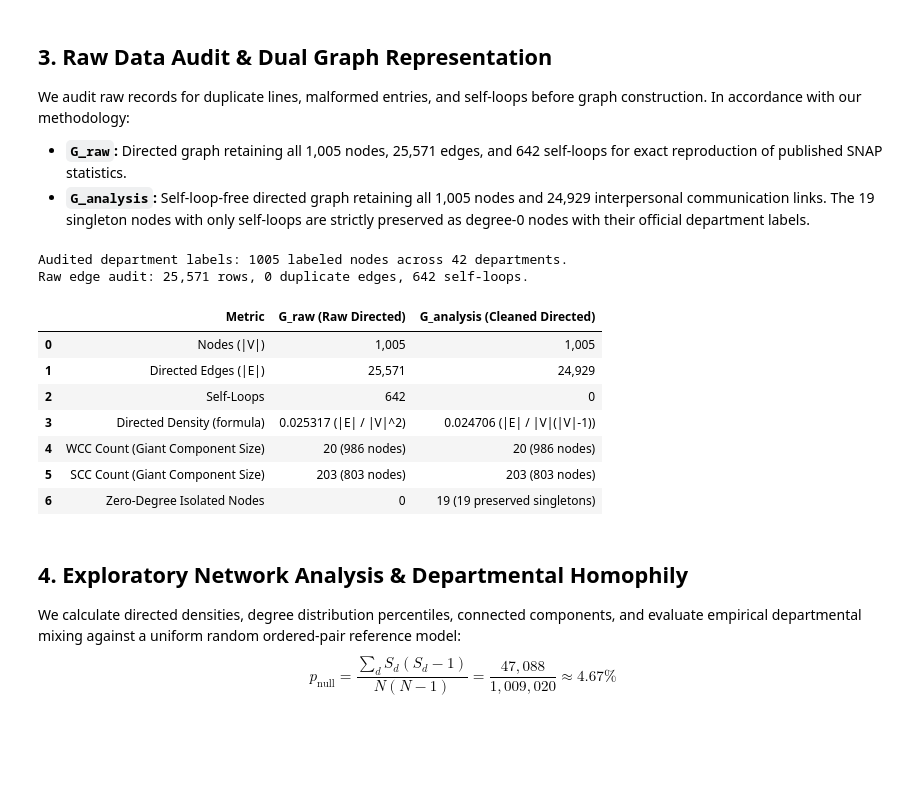
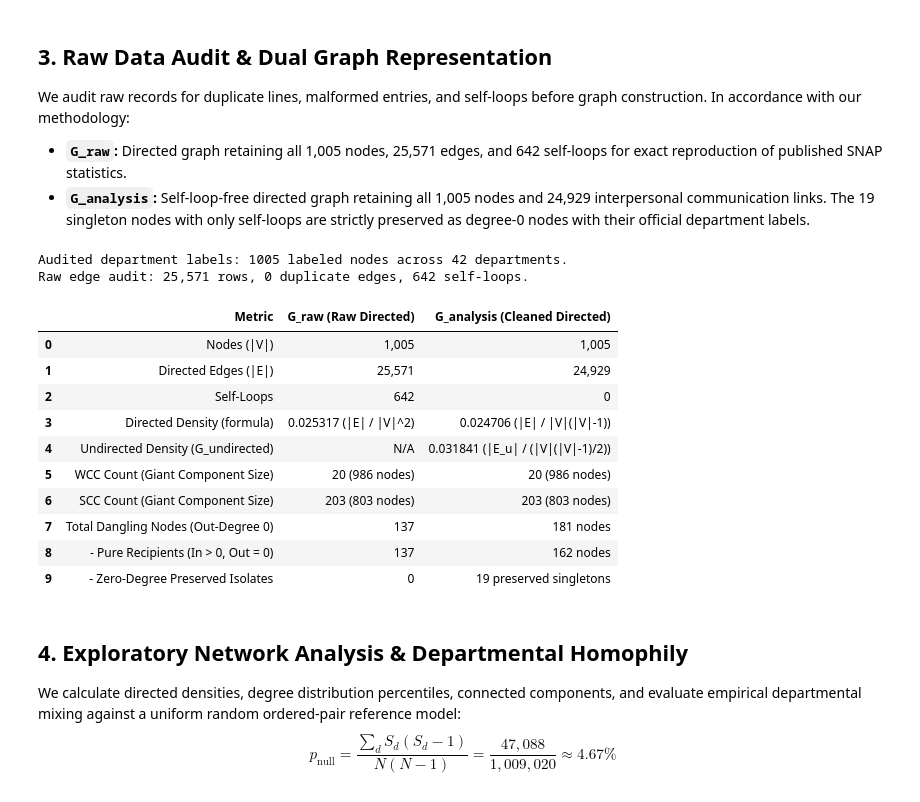
Before and after one commit to AmitejSingh1/email-network-centrality-community-detection, a Jupyter notebook: analysis.ipynb, the cells around one changed output. Saved outputs shown, nothing was run; the diff lists cells and outputs as text; code cells hidden in the pictures; blank space fills up the shorter version.

```diff
--- a/analysis.ipynb
+++ b/analysis.ipynb
@@ -163,10 +167,12 @@ for u, v in raw_edges:
     if u != v:
         G_analysis.add_edge(u, v)
 
-# Directed densities
+# Directed and Undirected densities
 n_nodes = G_raw.number_of_nodes()
 density_raw = G_raw.number_of_edges() / (n_nodes * n_nodes)
 density_analysis = G_analysis.number_of_edges() / (n_nodes * (n_nodes - 1))
+G_undir_temp = G_analysis.to_undirected()
+density_undirected = G_undir_temp.number_of_edges() / (n_nodes * (n_nodes - 1) / 2)
 
 # Connected components
 wcc_raw = list(nx.weakly_connected_components(G_raw))
@@ -177,49 +183,66 @@ scc_analysis = list(nx.strongly_connected_components(G_analysis))
 zero_deg_raw = sum(1 for n in G_raw.nodes() if G_raw.degree(n) == 0)
 zero_deg_analysis = sum(1 for n in G_analysis.nodes() if G_analysis.degree(n) == 0)
 
+# Dangling nodes breakdown in G_analysis
+dangling_nodes_count = sum(1 for n in G_analysis.nodes() if G_analysis.out_degree(n) == 0)
+pure_recipients_count = sum(1 for n in G_analysis.nodes() if G_analysis.out_degree(n) == 0 and G_analysis.in_degree(n) > 0)
+isolates_count = sum(1 for n in G_analysis.nodes() if G_analysis.degree(n) == 0)
+
 comparison_table = pd.DataFrame({
     "Metric": [
         "Nodes (|V|)",
         "Directed Edges (|E|)",
         "Self-Loops",
         "Directed Density (formula)",
+        "Undirected Density (G_undirected)",
         "WCC Count (Giant Component Size)",
         "SCC Count (Giant Component Size)",
-        "Zero-Degree Isolated Nodes",
+        "Total Dangling Nodes (Out-Degree 0)",
+        "  - Pure Recipients (In > 0, Out = 0)",
+        "  - Zero-Degree Preserved Isolates",
     ],
     "G_raw (Raw Directed)": [
         f"{G_raw.number_of_nodes():,}",
         f"{G_raw.number_of_edges():,}",
         f"{nx.number_of_selfloops(G_raw):,}",
         f"{density_raw:.6f} (|E| / |V|^2)",
+        "N/A",
         f"{len(wcc_raw)} ({max(len(c) for c in wcc_raw)} nodes)",
         f"{len(scc_raw)} ({max(len(c) for c in scc_raw)} nodes)",
+        f"{sum(1 for n in G_raw.nodes() if G_raw.out_degree(n) == 0)}",
+        f"{sum(1 for n in G_raw.nodes() if G_raw.out_degree(n) == 0 and G_raw.in_degree(n) > 0)}",
         f"{zero_deg_raw}",
     ],
     "G_analysis (Cleaned Directed)": [
         f"{G_analysis.number_of_nodes():,}",
         f"{G_analysis.number_of_edges():,}",
         f"{nx.number_of_selfloops(G_analysis):,}",
         f"{density_analysis:.6f} (|E| / |V|(|V|-1))",
+        f"{density_undirected:.6f} (|E_u| / (|V|(|V|-1)/2))",
         f"{len(wcc_analysis)} ({max(len(c) for c in wcc_analysis)} nodes)",
         f"{len(scc_analysis)} ({max(len(c) for c in scc_analysis)} nodes)",
-        f"{zero_deg_analysis} (19 preserved singletons)",
+        f"{dangling_nodes_count} nodes",
+        f"{pure_recipients_count} nodes",
+        f"{isolates_count} preserved singletons",
     ],
 })
 
 display(comparison_table)
 assert G_analysis.number_of_edges() == 24929
 # %% [output]
 Audited department labels: 1005 labeled nodes across 42 departments.
 Raw edge audit: 25,571 rows, 0 duplicate edges, 642 self-loops.
 |  | Metric | G_raw (Raw Directed) | G_analysis (Cleaned Directed) |
 | 0 | Nodes (|V|) | 1,005 | 1,005 |
 | 1 | Directed Edges (|E|) | 25,571 | 24,929 |
 | 2 | Self-Loops | 642 | 0 |
 | 3 | Directed Density (formula) | 0.025317 (|E| / |V|^2) | 0.024706 (|E| / |V|(|V|-1)) |
-| 4 | WCC Count (Giant Component Size) | 20 (986 nodes) | 20 (986 nodes) |
-| 5 | SCC Count (Giant Component Size) | 203 (803 nodes) | 203 (803 nodes) |
-| 6 | Zero-Degree Isolated Nodes | 0 | 19 (19 preserved singletons) |
+| 4 | Undirected Density (G_undirected) | N/A | 0.031841 (|E_u| / (|V|(|V|-1)/2)) |
+| 5 | WCC Count (Giant Component Size) | 20 (986 nodes) | 20 (986 nodes) |
+| 6 | SCC Count (Giant Component Size) | 203 (803 nodes) | 203 (803 nodes) |
+| 7 | Total Dangling Nodes (Out-Degree 0) | 137 | 181 nodes |
+| 8 | - Pure Recipients (In > 0, Out = 0) | 137 | 162 nodes |
+| 9 | - Zero-Degree Preserved Isolates | 0 | 19 preserved singletons |
 # %% [markdown]
 ## 4. Exploratory Network Analysis & Departmental Homophily
 We calculate directed densities, degree distribution percentiles, connected components, and evaluate empirical departmental mixing against a uniform random ordered-pair reference model:
```
Also changed, not shown: parts of 8 cells of this notebook, 17 other files.
